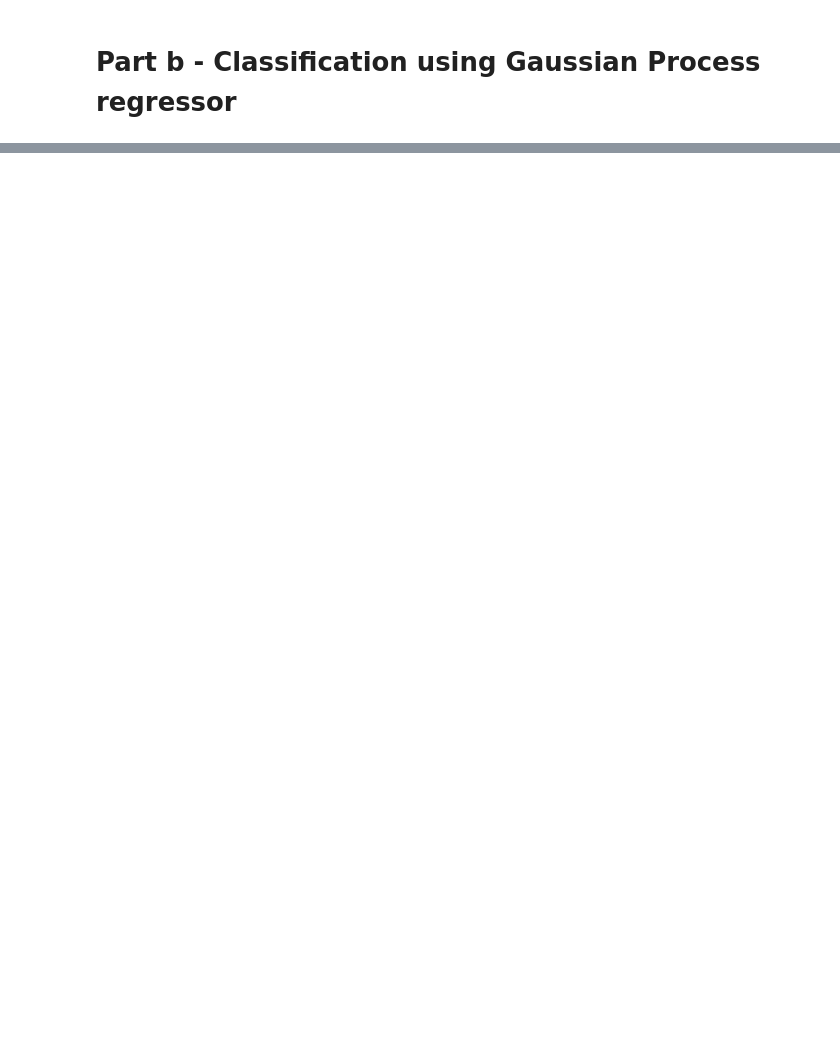
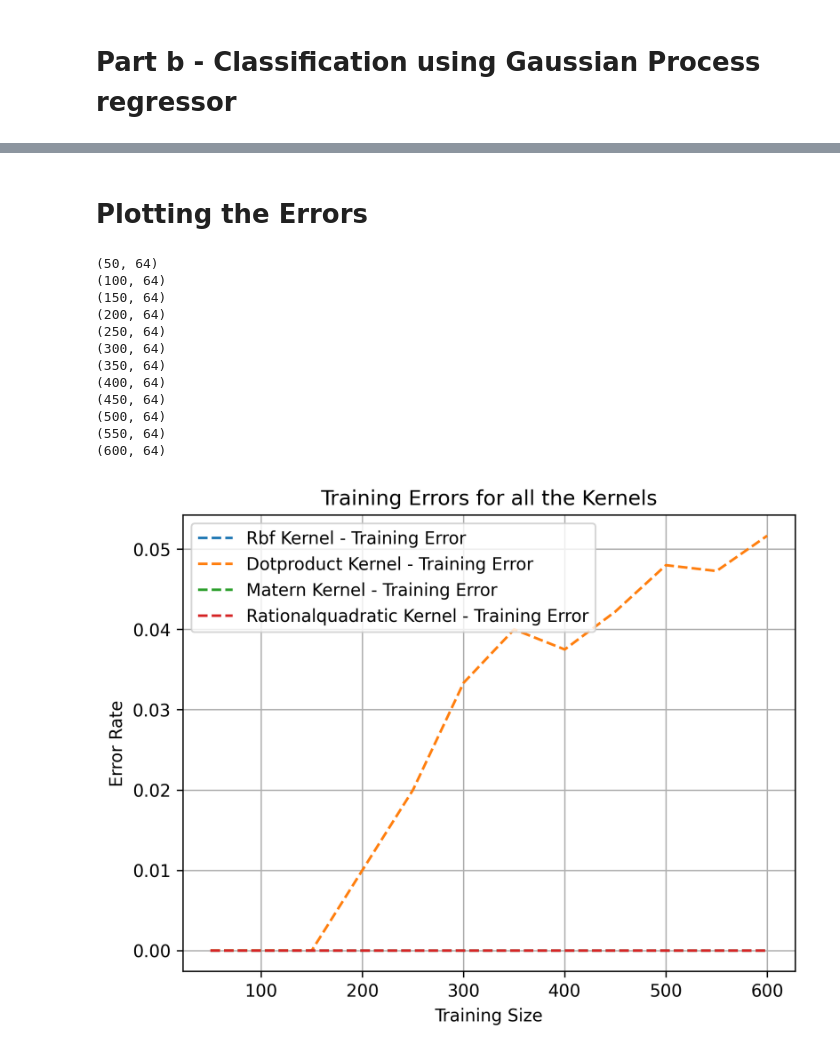
Before and after one commit to AntonVict/Statistical_Machine_Learning_Projects, a Jupyter notebook: Project1/GP/Project_Part2_GP.ipynb, the cells around one changed output, grey strips where cells are left out. Cells and saved outputs as stored; diff of their text form; code cells hidden in the pictures; blank space fills up the shorter version.

```diff
--- a/Project1/GP/Project_Part2_GP.ipynb
+++ b/Project1/GP/Project_Part2_GP.ipynb
@@ -126,0 +291,79 @@ Test error rate for RationalQuadratic: 0.02
+# %% [markdown]
+# Plotting the Errors
+# %%
+N, d = X_data.shape
+
+Ntrain = 601 # More trading data.
+
+train_sizes = np.arange(50, Ntrain, 50)
+training_errors = {kernel: [] for kernel in kernels}
+testing_errors = {kernel: [] for kernel in kernels}
+
+Xtrain = X[0:Ntrain-1,:]
+ytrain = y[0:Ntrain-1]
+# Uses last 500 samples as test.
+Xtest = X[N-500:N,:]
+ytest = y[N-500:N]
+
+# One-hot encode the labels.
+onehot_encoder = OneHotEncoder(sparse_output=False)
+y_onehot_train = onehot_encoder.fit_transform(ytrain.reshape(-1, 1))
+y_onehot_test = onehot_encoder.transform(ytest.reshape(-1, 1))
+
+# Loop over train sizes and kernels.
+for train_size in train_sizes:
+    X_subtrain = Xtrain[:train_size]
+    print(X_subtrain.shape) # Shows the progress.
+    y_onehot_subtrain = y_onehot_train[:train_size]
+    y_subtrain = ytrain[:train_size]
+
+    for kernel_name, kernel in kernels.items():
+        # Train one GP regressor for each output dimension 0-9.
+        gprs = [GaussianProcessRegressor(kernel=kernel, random_state=seed).fit(X_subtrain, y_onehot_subtrain[:, i]) for i in range(y_onehot_subtrain.shape[1])]
+
+        yp_train_one_hot = np.column_stack([gpr.predict(X_subtrain) for gpr in gprs])
+        yp_train = np.argmax(yp_train_one_hot, axis=1)
+        yp_test_one_hot = np.column_stack([gpr.predict(Xtest) for gpr in gprs])
+        yp_test = np.argmax(yp_test_one_hot, axis=1)
+
+        # Predictions.
+        train_error_rate = np.mean(np.not_equal(yp_train, y_subtrain))
+        training_errors[kernel_name].append(train_error_rate)
+
+        test_error_rate = np.mean(np.not_equal(yp_test, ytest))
+        testing_errors[kernel_name].append(test_error_rate)
+
+plt.figure(dpi=300)
+for kernel_name in kernels:
+    plt.plot(train_sizes, training_errors[kernel_name], label=f"{kernel_name.capitalize()} Kernel - Training Error", linestyle="--")
+plt.title("Training Errors for all the Kernels")
+plt.xlabel("Training Size")
+plt.ylabel("Error Rate")
+plt.legend()
+plt.grid()
+
+plt.figure(dpi=300)
+for kernel_name in kernels:
+    plt.plot(train_sizes, testing_errors[kernel_name], label=f"{kernel_name.capitalize()} Kernel - Testing Error", linestyle="-")
+plt.title("Testing Errors for all the Kernels")
+plt.xlabel("Training Size")
+plt.ylabel("Error Rate")
+plt.legend()
+plt.grid()
+
+plt.tight_layout()
+plt.show()
+# %% [output]
+(50, 64)
+(100, 64)
+(150, 64)
+(200, 64)
+(250, 64)
+(300, 64)
+(350, 64)
+(400, 64)
+(450, 64)
+(500, 64)
+(550, 64)
+(600, 64)
+[figure, added]
```
Also changed, not shown: parts of 10 cells of this notebook, 4 other files.
